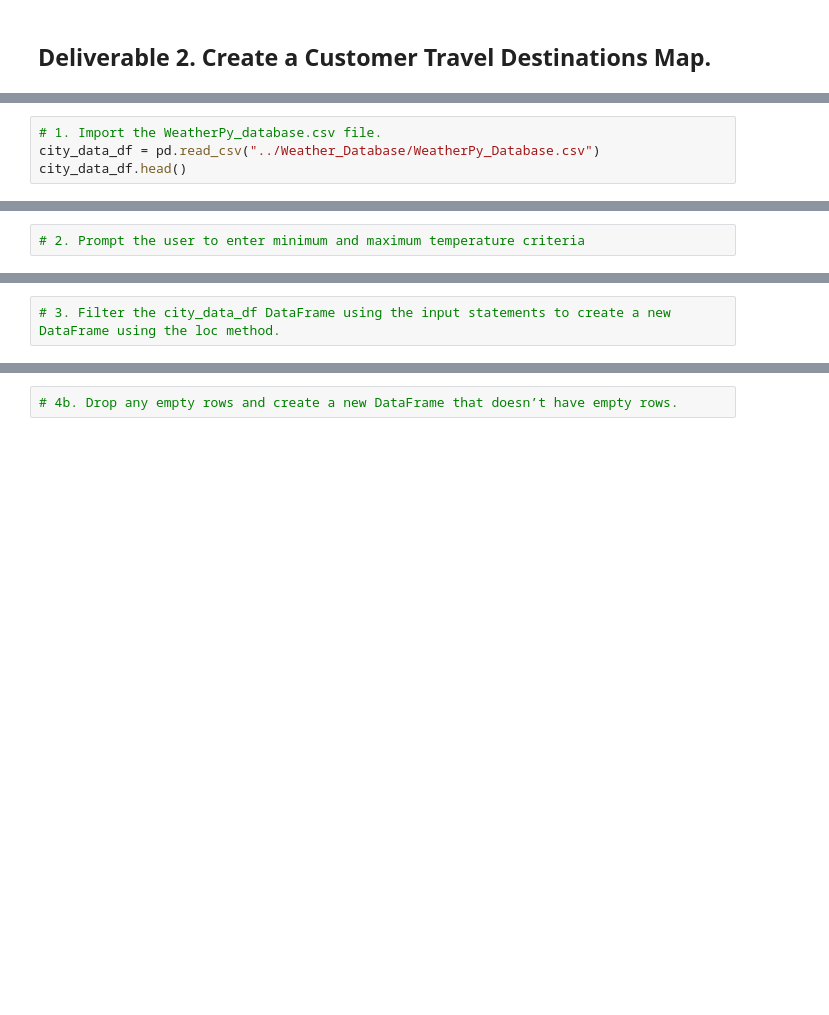
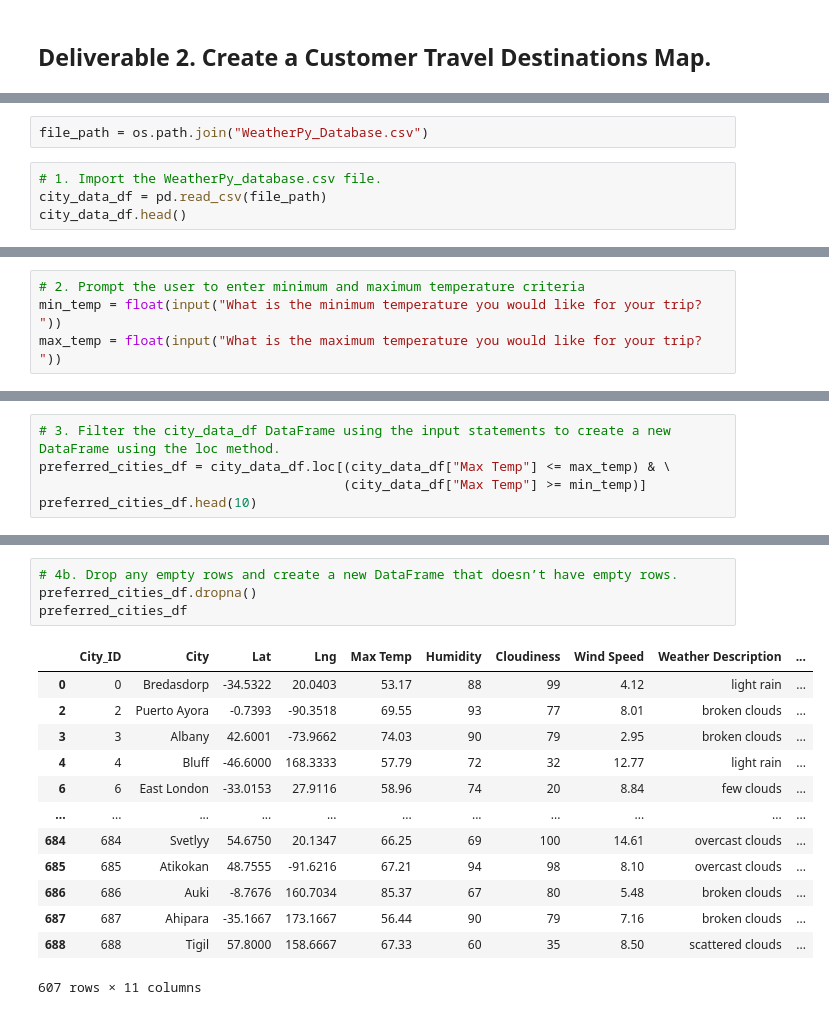
Before and after one commit to slafton/World_Weather_Analysis, a Jupyter notebook: vacation_search/vacation_search.ipynb, the cells around one changed output, grey strips where cells are left out. Cells and saved outputs as stored; diff of their text form; blank space fills up the shorter version.

```diff
--- a/vacation_search/vacation_search.ipynb
+++ b/vacation_search/vacation_search.ipynb
@@ -11,8 +13,10 @@ from config import g_key
 
 # Configure gmaps API key
 gmaps.configure(api_key=g_key)
+# %%
+file_path = os.path.join("WeatherPy_Database.csv")
 # %%
 # 1. Import the WeatherPy_database.csv file.
-city_data_df = pd.read_csv("../Weather_Database/WeatherPy_Database.csv")
+city_data_df = pd.read_csv(file_path)
 city_data_df.head()
 # %% [output]
@@ -20,2 +29,4 @@ FileNotFoundError: [Errno 2] No such file or directory: '../Weather_Database/Wea
 # %%
 # 2. Prompt the user to enter minimum and maximum temperature criteria
+min_temp = float(input("What is the minimum temperature you would like for your trip? "))
+max_temp = float(input("What is the maximum temperature you would like for your trip? "))
@@ -22,2 +36,5 @@ FileNotFoundError: [Errno 2] No such file or directory: '../Weather_Database/Wea
 # %%
 # 3. Filter the city_data_df DataFrame using the input statements to create a new DataFrame using the loc method.
+preferred_cities_df = city_data_df.loc[(city_data_df["Max Temp"] <= max_temp) & \
+                                       (city_data_df["Max Temp"] >= min_temp)]
+preferred_cities_df.head(10)
@@ -26,4 +69,20 @@ FileNotFoundError: [Errno 2] No such file or directory: '../Weather_Database/Wea
 # %%
 # 4b. Drop any empty rows and create a new DataFrame that doesn’t have empty rows.
+preferred_cities_df.dropna()
+preferred_cities_df
+# %% [output]
+|  | City_ID | City | Lat | Lng | Max Temp | Humidity | Cloudiness | Wind Speed | Weather Description | ... |
+| 0 | 0 | Bredasdorp | -34.5322 | 20.0403 | 53.17 | 88 | 99 | 4.12 | light rain | ... |
+| 2 | 2 | Puerto Ayora | -0.7393 | -90.3518 | 69.55 | 93 | 77 | 8.01 | broken clouds | ... |
+| 3 | 3 | Albany | 42.6001 | -73.9662 | 74.03 | 90 | 79 | 2.95 | broken clouds | ... |
+| 4 | 4 | Bluff | -46.6000 | 168.3333 | 57.79 | 72 | 32 | 12.77 | light rain | ... |
+| 6 | 6 | East London | -33.0153 | 27.9116 | 58.96 | 74 | 20 | 8.84 | few clouds | ... |
+| ... | ... | ... | ... | ... | ... | ... | ... | ... | ... | ... |
+| 684 | 684 | Svetlyy | 54.6750 | 20.1347 | 66.25 | 69 | 100 | 14.61 | overcast clouds | ... |
+| 685 | 685 | Atikokan | 48.7555 | -91.6216 | 67.21 | 94 | 98 | 8.10 | overcast clouds | ... |
+| 686 | 686 | Auki | -8.7676 | 160.7034 | 85.37 | 67 | 80 | 5.48 | broken clouds | ... |
+| 687 | 687 | Ahipara | -35.1667 | 173.1667 | 56.44 | 90 | 79 | 7.16 | broken clouds | ... |
+| 688 | 688 | Tigil | 57.8000 | 158.6667 | 67.33 | 60 | 35 | 8.50 | scattered clouds | ... |
+607 rows × 11 columns
 # %%
 # 5a. Create DataFrame called hotel_df to store hotel names along with city, country, max temp, and coordinates.
```
Also changed, not shown: parts of 18 cells of this notebook, 5 other files.
